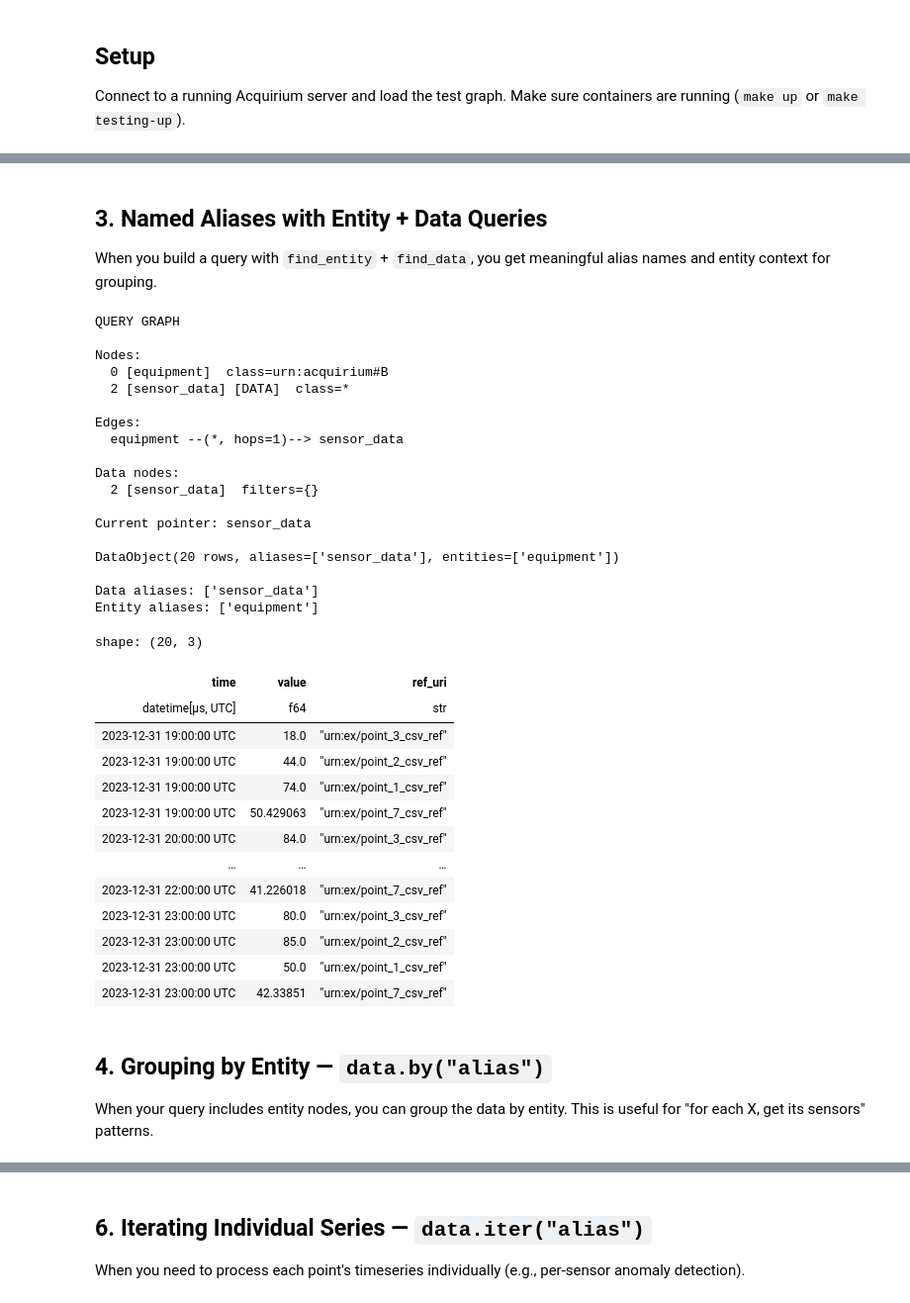
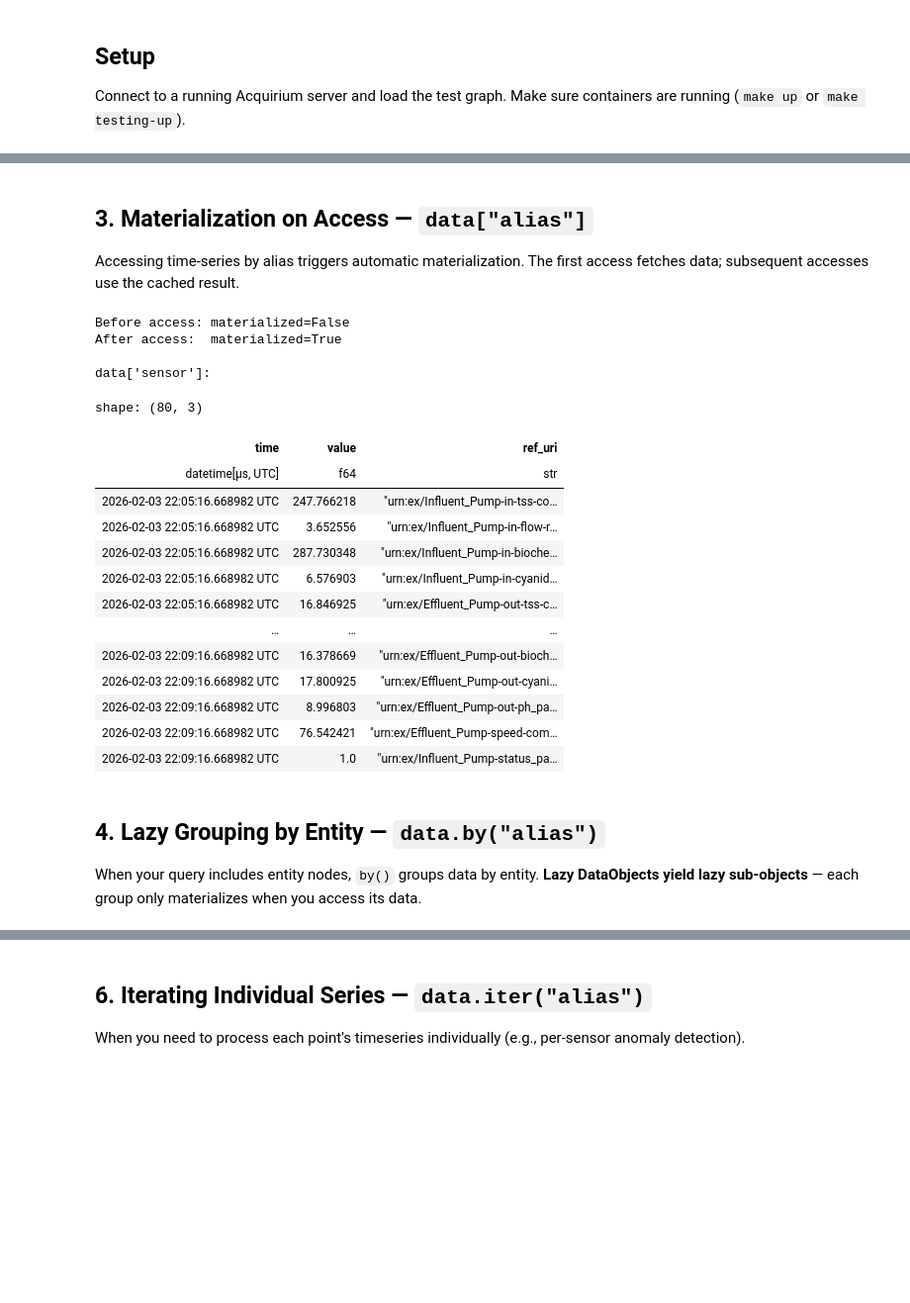
Before and after one commit to DataDrivenCPS/acquirium, a Jupyter notebook: notebooks/data_object_demo.ipynb, the cells around one changed output, grey strips where cells are left out. Shown at 99% size. Cells and saved outputs as stored; diff of their text form; code cells hidden in the pictures; blank space fills up the shorter version.

```diff
--- a/notebooks/data_object_demo.ipynb
+++ b/notebooks/data_object_demo.ipynb
@@ -92,59 +134,36 @@ IndexError: list index out of range
 # %% [markdown]
-## 3. Named Aliases with Entity + Data Queries
+## 3. Materialization on Access — `data["alias"]`
 
-When you build a query with `find_entity` + `find_data`, you get meaningful alias names and entity context for grouping.
+Accessing time-series by alias triggers automatic materialization. The first access fetches data; subsequent accesses use the cached result.
 # %%
-# Build a query: find entities of class B, then their related data
-entity_query = (
-    acq.find_entity(_class=ACQUIRIUM_NS.B, alias="equipment")
-        .find_data(alias="sensor_data")
-)
-entity_query.show_query_graph()
+# Accessing data["alias"] triggers materialization
+print(f"Before access: materialized={data._materialized}")
 
-# Fetch data with named aliases
-data = entity_query.data(limit=5, order="desc", cast_value="float")
-print(data)
-print("\nData aliases:", data.aliases)
-print("Entity aliases:", data.entity_aliases)
+sensor_df = data["sensor"]
+print(f"After access:  materialized={data._materialized}")
+print(f"\ndata['sensor']:")
+sensor_df
 # %% [output]
-QUERY GRAPH
+Before access: materialized=False
+After access:  materialized=True
 
-Nodes:
-  0 [equipment]  class=urn:acquirium#B
-  2 [sensor_data] [DATA]  class=*
-
-Edges:
-  equipment --(*, hops=1)--> sensor_data
-
-Data nodes:
-  2 [sensor_data]  filters={}
-
-Current pointer: sensor_data
-
-DataObject(20 rows, aliases=['sensor_data'], entities=['equipment'])
-
-Data aliases: ['sensor_data']
-Entity aliases: ['equipment']
+data['sensor']:
+shape: (80, 3)
+| time | value | ref_uri |
+| datetime[μs, UTC] | f64 | str |
+| 2026-02-03 22:05:16.668982 UTC | 247.766218 | "urn:ex/Influent_Pump-in-tss-co… |
+| 2026-02-03 22:05:16.668982 UTC | 3.652556 | "urn:ex/Influent_Pump-in-flow-r… |
+| 2026-02-03 22:05:16.668982 UTC | 287.730348 | "urn:ex/Influent_Pump-in-bioche… |
+| 2026-02-03 22:05:16.668982 UTC | 6.576903 | "urn:ex/Influent_Pump-in-cyanid… |
+| 2026-02-03 22:05:16.668982 UTC | 16.846925 | "urn:ex/Effluent_Pump-out-tss-c… |
+| … | … | … |
+| 2026-02-03 22:09:16.668982 UTC | 16.378669 | "urn:ex/Effluent_Pump-out-bioch… |
+| 2026-02-03 22:09:16.668982 UTC | 17.800925 | "urn:ex/Effluent_Pump-out-cyani… |
+| 2026-02-03 22:09:16.668982 UTC | 8.996803 | "urn:ex/Effluent_Pump-out-ph_pa… |
+| 2026-02-03 22:09:16.668982 UTC | 76.542421 | "urn:ex/Effluent_Pump-speed-com… |
+| 2026-02-03 22:09:16.668982 UTC | 1.0 | "urn:ex/Influent_Pump-status_pa… |
-# %%
-# Access the named alias directly
-data["sensor_data"]
-# %% [output]
-shape: (20, 3)
-| time | value | ref_uri |
-| datetime[μs, UTC] | f64 | str |
-| 2023-12-31 19:00:00 UTC | 18.0 | "urn:ex/point_3_csv_ref" |
-| 2023-12-31 19:00:00 UTC | 44.0 | "urn:ex/point_2_csv_ref" |
-| 2023-12-31 19:00:00 UTC | 74.0 | "urn:ex/point_1_csv_ref" |
-| 2023-12-31 19:00:00 UTC | 50.429063 | "urn:ex/point_7_csv_ref" |
-| 2023-12-31 20:00:00 UTC | 84.0 | "urn:ex/point_3_csv_ref" |
-| … | … | … |
-| 2023-12-31 22:00:00 UTC | 41.226018 | "urn:ex/point_7_csv_ref" |
-| 2023-12-31 23:00:00 UTC | 80.0 | "urn:ex/point_3_csv_ref" |
-| 2023-12-31 23:00:00 UTC | 85.0 | "urn:ex/point_2_csv_ref" |
-| 2023-12-31 23:00:00 UTC | 50.0 | "urn:ex/point_1_csv_ref" |
-| 2023-12-31 23:00:00 UTC | 42.33851 | "urn:ex/point_7_csv_ref" |
 # %% [markdown]
-## 4. Grouping by Entity — `data.by("alias")`
+## 4. Lazy Grouping by Entity — `data.by("alias")`
 
-When your query includes entity nodes, you can group the data by entity. This is useful for "for each X, get its sensors" patterns.
+When your query includes entity nodes, `by()` groups data by entity. **Lazy DataObjects yield lazy sub-objects** — each group only materializes when you access its data.
 # %%
```
Also changed, not shown: parts of 22 cells of this notebook, 7 other files.
